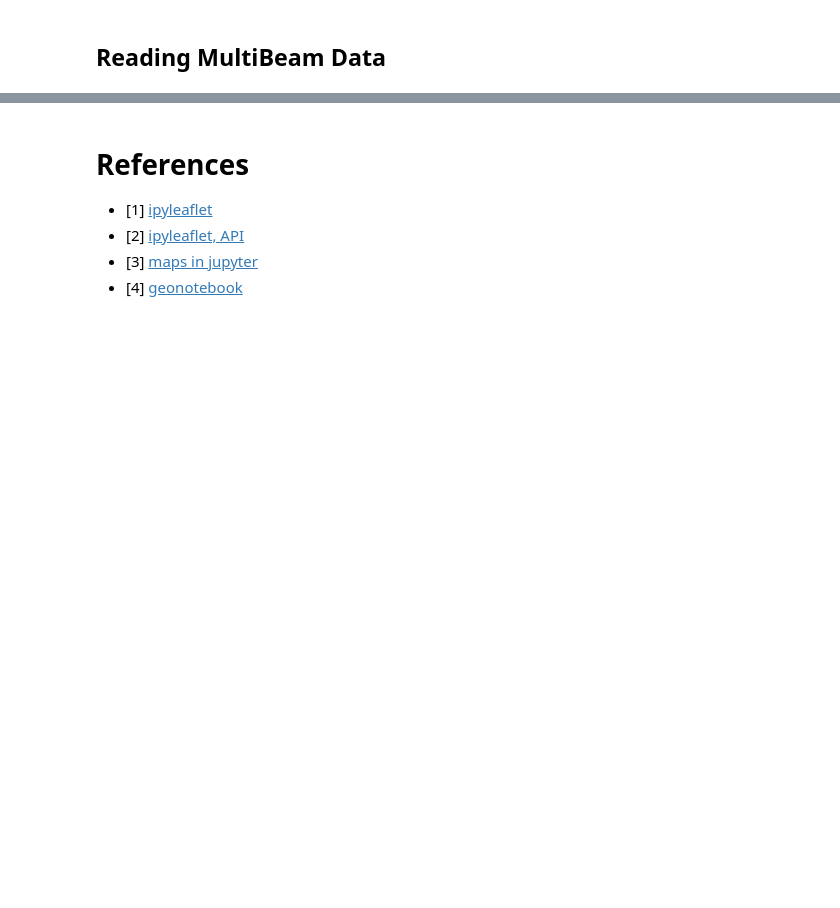
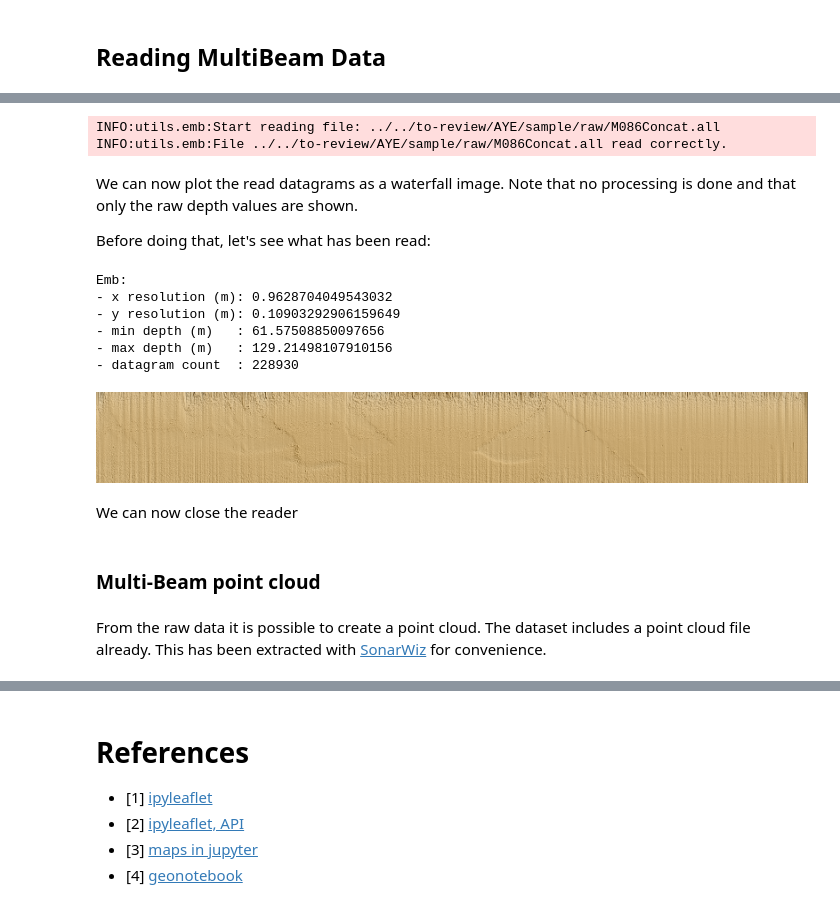
Before and after one commit to noc-mars/aurora, a Jupyter notebook: ocean-data.ipynb, the cells around one changed output, grey strips where cells are left out. Cells and saved outputs as stored; diff of their text form; code cells hidden in the pictures; blank space fills up the shorter version.

Commit message:
Update ocean-data.ipynb with mbes data

```diff
--- a/ocean-data.ipynb
+++ b/ocean-data.ipynb
@@ -46,0 +175,28 @@ mbes_navigation_df.plot(x='Longitude', y='Latitude', color='r')
+# %%
+ems = Emb(data_folder/'raw/M086Concat.all')
+# %%
+ems.read_datagrams()
+# %% [output]
+INFO:utils.emb:Start reading file: ../../to-review/AYE/sample/raw/M086Concat.all
+INFO:utils.emb:File ../../to-review/AYE/sample/raw/M086Concat.all read correctly.
+# %% [markdown]
+We can now plot the read datagrams as a waterfall image. Note that no processing is done and that only the raw depth values are shown.
+
+Before doing that, let's see what has been read:
+# %%
+ems
+# %% [output]
+Emb:
+- x resolution (m): 0.9628704049543032
+- y resolution (m): 0.10903292906159649
+- min depth (m)   : 61.57508850097656
+- max depth (m)   : 129.21498107910156
+- datagram count  : 228930
+# %%
+img = ems.show(palette=Palette('./utils/jeca.pal'), idxs=[38390-2000,38390])
+# %%
+img.rotate(90, expand=True)
+# %% [output]
+[figure, added]
+# %% [markdown]
+We can now close the reader
@@ -46,0 +205,4 @@ mbes_navigation_df.plot(x='Longitude', y='Latitude', color='r')
+# %% [markdown]
+### Multi-Beam point cloud
+# %% [markdown]
+From the raw data it is possible to create a point cloud. The dataset includes a point cloud file already. This has been extracted with [SonarWiz](https://chesapeaketech.com/products/sonarwiz-sidescan/) for convenience.
```
Also changed, not shown: parts of 53 cells of this notebook.
